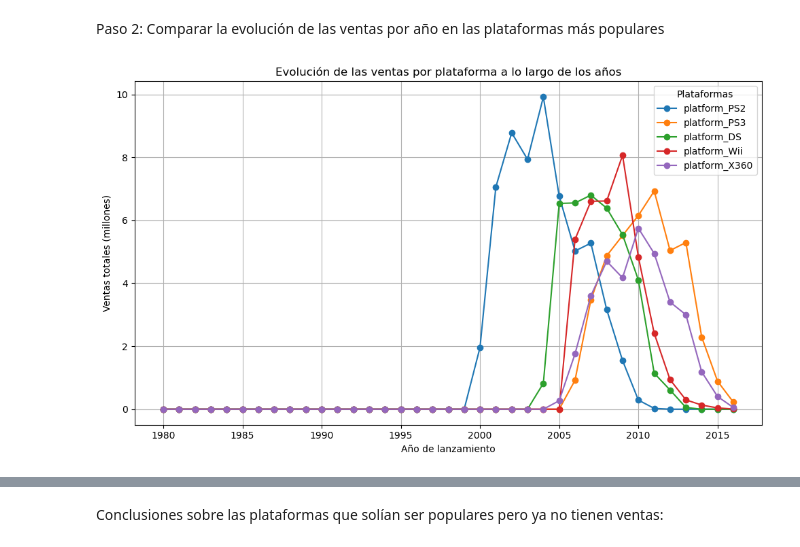
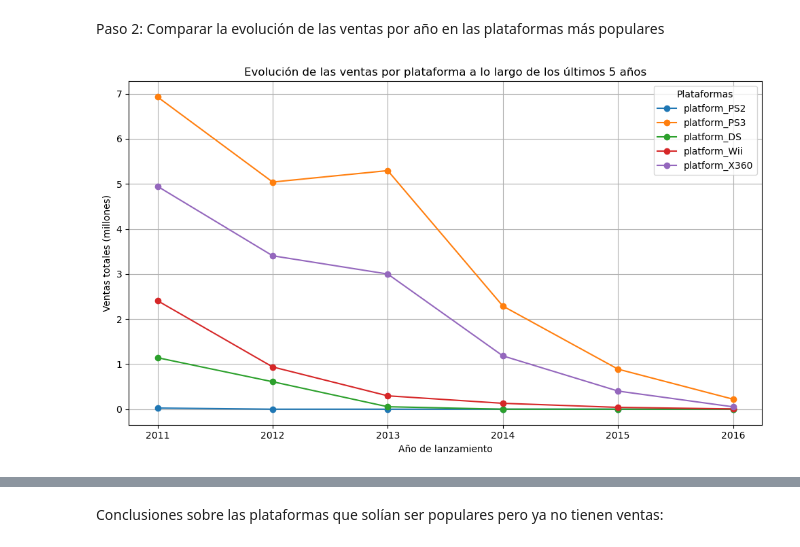
Before and after one commit to USSACKE69/videogames, a Jupyter notebook: videogames_analysis.ipynb, the cells around one changed output, grey strips where cells are left out. Saved outputs shown, nothing was run; the diff lists cells and outputs as text; code cells hidden in the pictures.

```diff
--- a/videogames_analysis.ipynb
+++ b/videogames_analysis.ipynb
@@ -37,0 +241,18 @@ print(df.head())
+# %%
+# Verificar si hay valores faltantes en otras columnas
+print(df.isnull().sum())
+print(df.dtypes)
+
+# Eliminar filas con valores faltantes en 'name' y 'genre'
+df = df.dropna(subset=['name', 'genre'])
+
+# Imputar 'critic_score' y 'user_score' con la mediana usando .loc
+df.loc[:, 'critic_score'] = df['critic_score'].fillna(df['critic_score'].median())
+df.loc[:, 'user_score'] = df['user_score'].fillna(df['user_score'].median())
+
+# Imputar 'rating' con el valor más frecuente (moda)
+df.loc[:, 'rating'] = df['rating'].fillna(df['rating'].mode()[0])
+
+# Verificar los cambios
+print("Valores faltantes después de la imputación:")
+print(df.isnull().sum())
@@ -37,0 +284,10 @@ print(df.head())
+# %%
+# Escalar las columnas de ventas de todas las regiones
+scaler = MinMaxScaler()
+df[['na_sales', 'eu_sales', 'jp_sales', 'other_sales']] = scaler.fit_transform(df[['na_sales', 'eu_sales', 'jp_sales', 'other_sales']])
+
+# Verificar si hay outliers en las columnas de ventas
+print(df[['na_sales', 'eu_sales', 'jp_sales', 'other_sales']].describe())
+
+# Aplicar One-Hot Encoding a las plataformas
+df = pd.get_dummies(df, columns=['platform'], drop_first=True)
@@ -37,0 +311,6 @@ print(df.head())
+# %%
+# Calcular las ventas totales sumando las ventas en todas las regiones
+df['total_sales'] = df['na_sales'] + df['eu_sales'] + df['jp_sales'] + df['other_sales']
+
+# Verificar el resultado mostrando las primeras filas
+print(df[['name', 'na_sales', 'eu_sales', 'jp_sales', 'other_sales', 'total_sales']].head())
@@ -126,34 +457,32 @@ Plataformas con mayores ventas totales:
 # %% [markdown]
 Paso 2: Comparar la evolución de las ventas por año en las plataformas más populares
 # %%
-
-
 # Seleccionar las plataformas más populares (las primeras 5 por ejemplo)
 top_platforms = platform_sales_df.head(5)['platform']
 
 # Crear una lista de las columnas de las plataformas más populares
 top_platform_columns = top_platforms.tolist()
 
-# Filtrar los datos para las plataformas más populares
-filtered_df = df[['year_of_release', 'total_sales'] + top_platform_columns]
+# Filtrar los datos para las plataformas más populares y los últimos 5 años
+filtered_df = df[df['year_of_release'] >= (df['year_of_release'].max() - 5)][['year_of_release', 'total_sales'] + top_platform_columns]
 
 # Crear un DataFrame que sume las ventas por año para cada plataforma
 platform_sales_per_year = {}
 for platform in top_platform_columns:
     platform_sales_per_year[platform] = filtered_df.groupby('year_of_release')[[platform, 'total_sales']].apply(
         lambda x: (x[platform] * x['total_sales']).sum())
 
 # Convertir los resultados en un DataFrame
 platform_sales_per_year_df = pd.DataFrame(platform_sales_per_year)
 
-# Graficar la evolución de las ventas por plataforma y año
+# Graficar la evolución de las ventas por plataforma y año para los últimos 5 años
 platform_sales_per_year_df.plot(kind='line', figsize=(10, 6), marker='o')
-plt.title('Evolución de las ventas por plataforma a lo largo de los años')
+plt.title('Evolución de las ventas por plataforma a lo largo de los últimos 5 años')
 plt.xlabel('Año de lanzamiento')
 plt.ylabel('Ventas totales (millones)')
 plt.legend(title='Plataformas')
 plt.grid(True)
 plt.tight_layout()
 plt.show()
 # %% [output]
-[figure, old version]
+[figure, new version]
```
Also changed, not shown: parts of 50 cells of this notebook, 1 other file.
